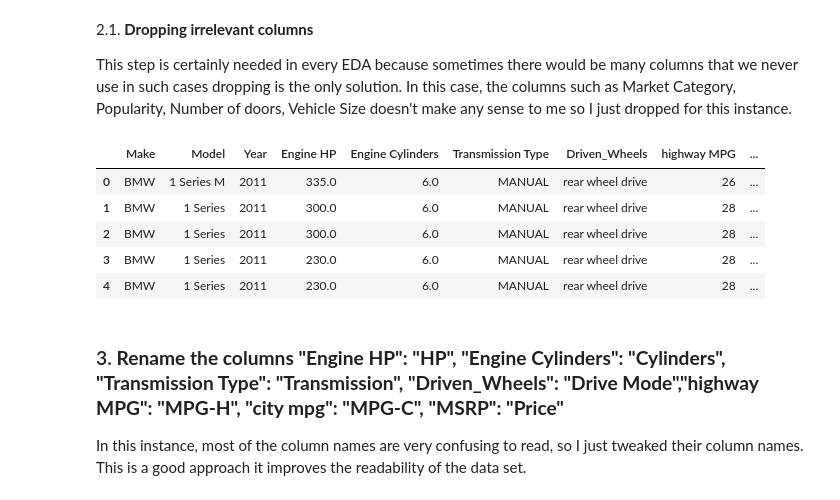
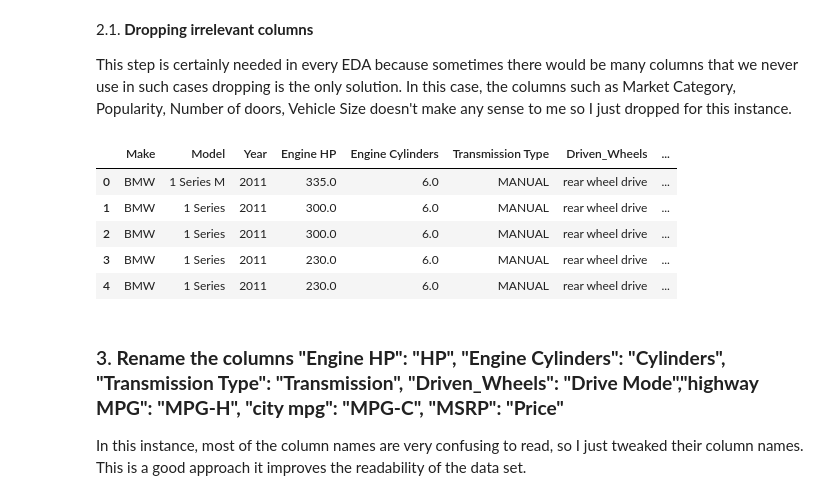
Before and after one commit to Neelanjan-Goswami/ML-Internship, a Jupyter notebook: Internship_Project.ipynb, the cells around one changed output. Cells and saved outputs as stored; diff of their text form; code cells hidden in the pictures.

```diff
--- a/Internship_Project.ipynb
+++ b/Internship_Project.ipynb
@@ -197,18 +190,19 @@ car_data.describe()
 2.1. **Dropping irrelevant columns**
 
 This step is certainly needed in every EDA because sometimes there would be many columns that we never use in such cases dropping is the only solution. In this case, the columns such as Market Category, Popularity, Number of doors, Vehicle Size doesn't make any sense to me so I just dropped for this instance.
-# %%
-car_data=pd.read_csv('data.csv')
 # %%
-car_data = car_data.drop(['Engine Fuel Type', 'Vehicle Style','Market Category', 'Popularity', 'Number of Doors', 'Vehicle Size'], axis=1)
+#Dropping the uneccessary Columns
+#car_data = car_data.drop(['Engine Fuel Type', 'Vehicle Style','Market Category', 'Popularity', 'Number of Doors', 'Vehicle Size'], axis=1)
+
+car_data = car_data.drop(['Market Category' , 'Number of Doors','Engine Fuel Type'] , axis = 1)
 car_data.head(5)
 # %% [output]
-|  | Make | Model | Year | Engine HP | Engine Cylinders | Transmission Type | Driven_Wheels | highway MPG | ... |
-| 0 | BMW | 1 Series M | 2011 | 335.0 | 6.0 | MANUAL | rear wheel drive | 26 | ... |
-| 1 | BMW | 1 Series | 2011 | 300.0 | 6.0 | MANUAL | rear wheel drive | 28 | ... |
-| 2 | BMW | 1 Series | 2011 | 300.0 | 6.0 | MANUAL | rear wheel drive | 28 | ... |
-| 3 | BMW | 1 Series | 2011 | 230.0 | 6.0 | MANUAL | rear wheel drive | 28 | ... |
-| 4 | BMW | 1 Series | 2011 | 230.0 | 6.0 | MANUAL | rear wheel drive | 28 | ... |
+|  | Make | Model | Year | Engine HP | Engine Cylinders | Transmission Type | Driven_Wheels | ... |
+| 0 | BMW | 1 Series M | 2011 | 335.0 | 6.0 | MANUAL | rear wheel drive | ... |
+| 1 | BMW | 1 Series | 2011 | 300.0 | 6.0 | MANUAL | rear wheel drive | ... |
+| 2 | BMW | 1 Series | 2011 | 300.0 | 6.0 | MANUAL | rear wheel drive | ... |
+| 3 | BMW | 1 Series | 2011 | 230.0 | 6.0 | MANUAL | rear wheel drive | ... |
+| 4 | BMW | 1 Series | 2011 | 230.0 | 6.0 | MANUAL | rear wheel drive | ... |
 # %% [markdown]
 ### 3. **Rename the columns "Engine HP": "HP", "Engine Cylinders": "Cylinders", "Transmission Type": "Transmission", "Driven_Wheels": "Drive Mode","highway MPG": "MPG-H", "city mpg": "MPG-C", "MSRP": "Price"**
 
```
Also changed, not shown: parts of 46 cells of this notebook.
